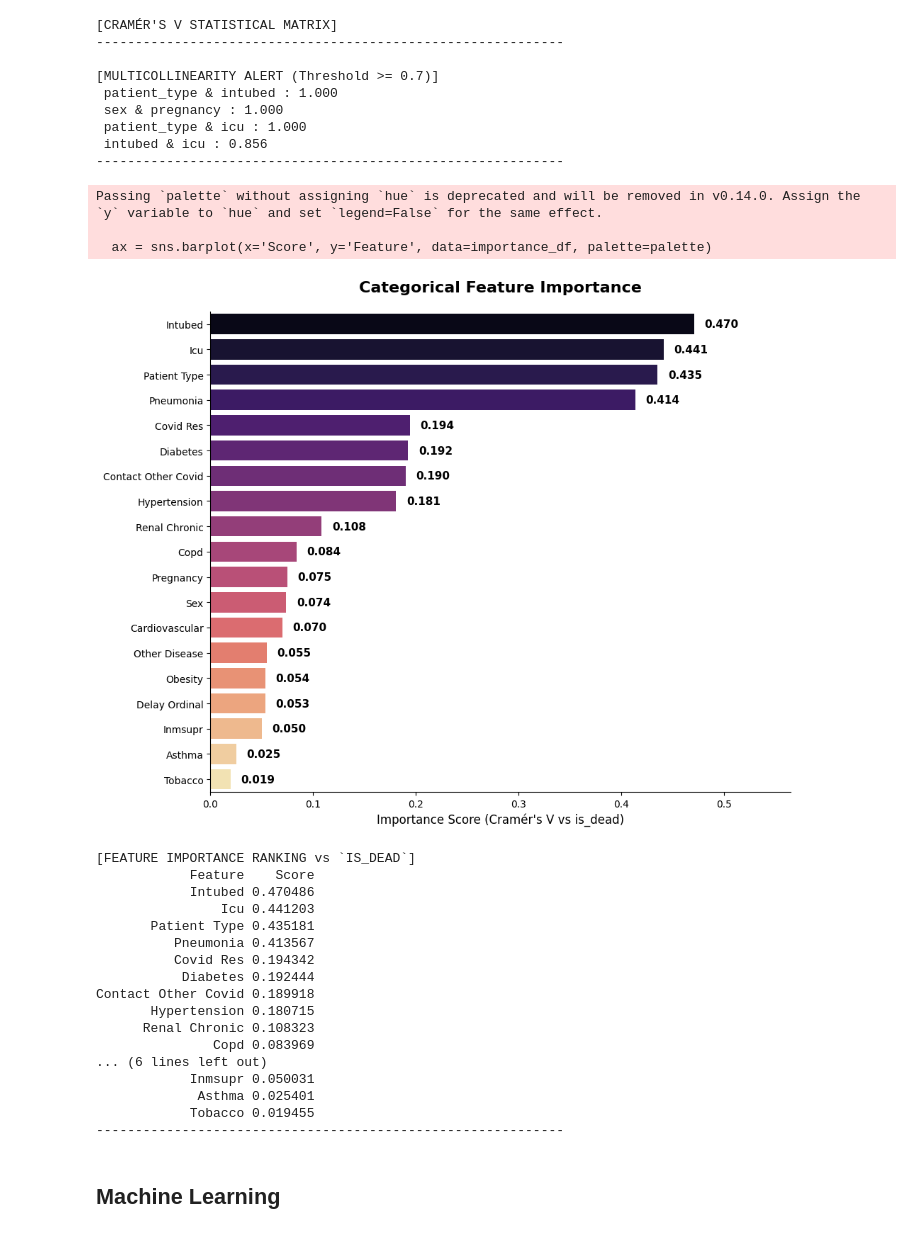
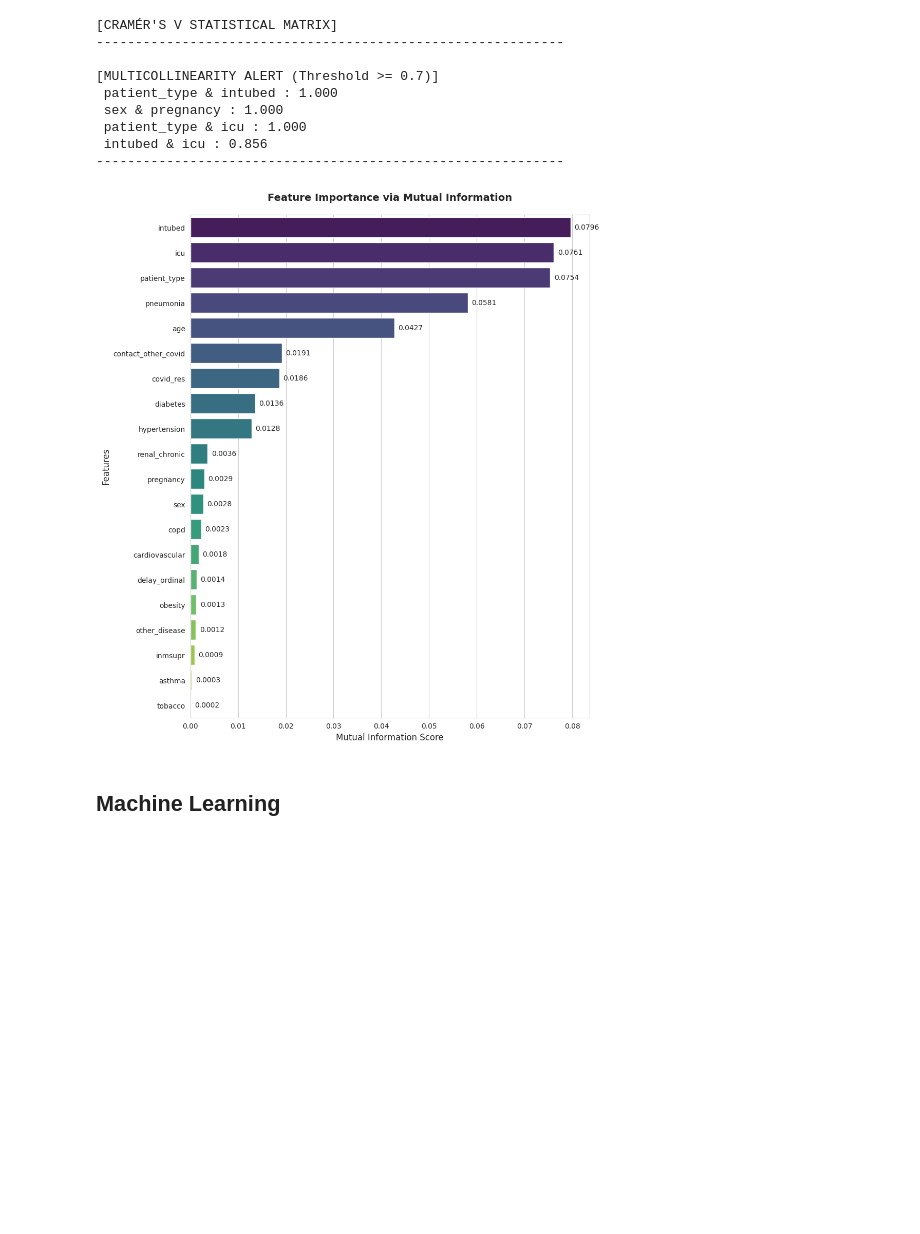
Before and after one commit to thaoly-corner/covid-19-prediction, a Jupyter notebook: main.ipynb, the cells around one changed output. Drawn from its saved outputs; the diff is of its cells as text; code cells hidden in the pictures; blank space fills up the shorter version.

Commit message:
"change plot"

```diff
--- a/main.ipynb
+++ b/main.ipynb
@@ -1230,31 +1178,9 @@ plot_categorical_heatmap(df=X_train_binning,
 df_stats_binning = X_train_binning.copy()
 df_stats_binning['is_dead'] = y_train
 # %%
-plot_categorical_importance(df=df_stats_binning
-                            , categorical_cols=ORDINAL_FEATURES + CATEGORICAL_FEATURES,
-                            target='is_dead', title="Categorical Feature Importance")
+plot_mi_importance(X_train_binning,y_train)
 # %% [output]
-Passing `palette` without assigning `hue` is deprecated and will be removed in v0.14.0. Assign the `y` variable to `hue` and set `legend=False` for the same effect.
-
-  ax = sns.barplot(x='Score', y='Feature', data=importance_df, palette=palette)
-[figure, old version]
+[figure, new version]
-[FEATURE IMPORTANCE RANKING vs `IS_DEAD`]
-            Feature    Score
-            Intubed 0.470486
-                Icu 0.441203
-       Patient Type 0.435181
-          Pneumonia 0.413567
-          Covid Res 0.194342
-           Diabetes 0.192444
-Contact Other Covid 0.189918
-       Hypertension 0.180715
-      Renal Chronic 0.108323
-               Copd 0.083969
-... (6 lines left out)
-            Inmsupr 0.050031
-             Asthma 0.025401
-            Tobacco 0.019455
-------------------------------------------------------------
 # %%
 categorical_features_after_mrmr = ['intubed','contact_other_covid', 'pregnancy',
                                    'pneumonia','asthma', 'other_disease',
```
Also changed, not shown: parts of 6 cells of this notebook.
